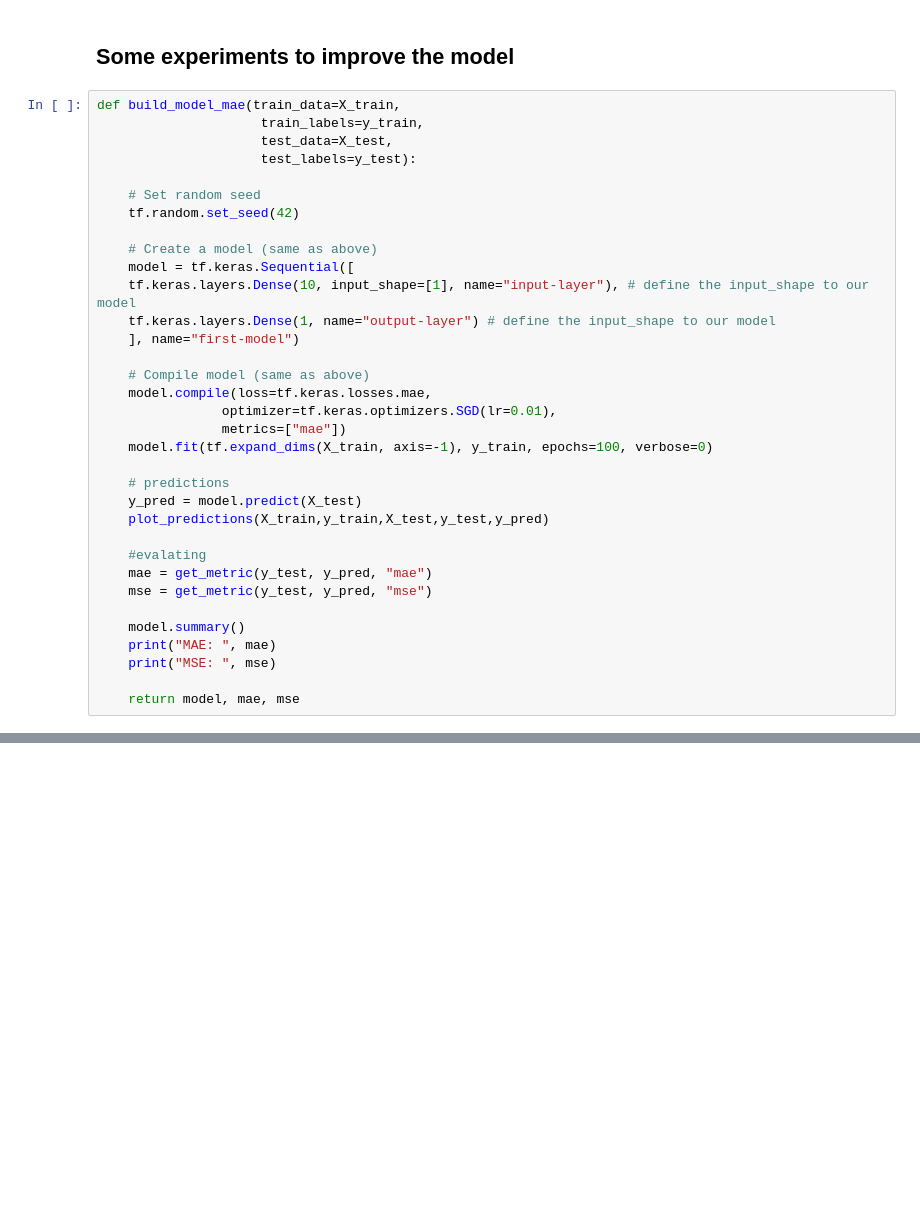
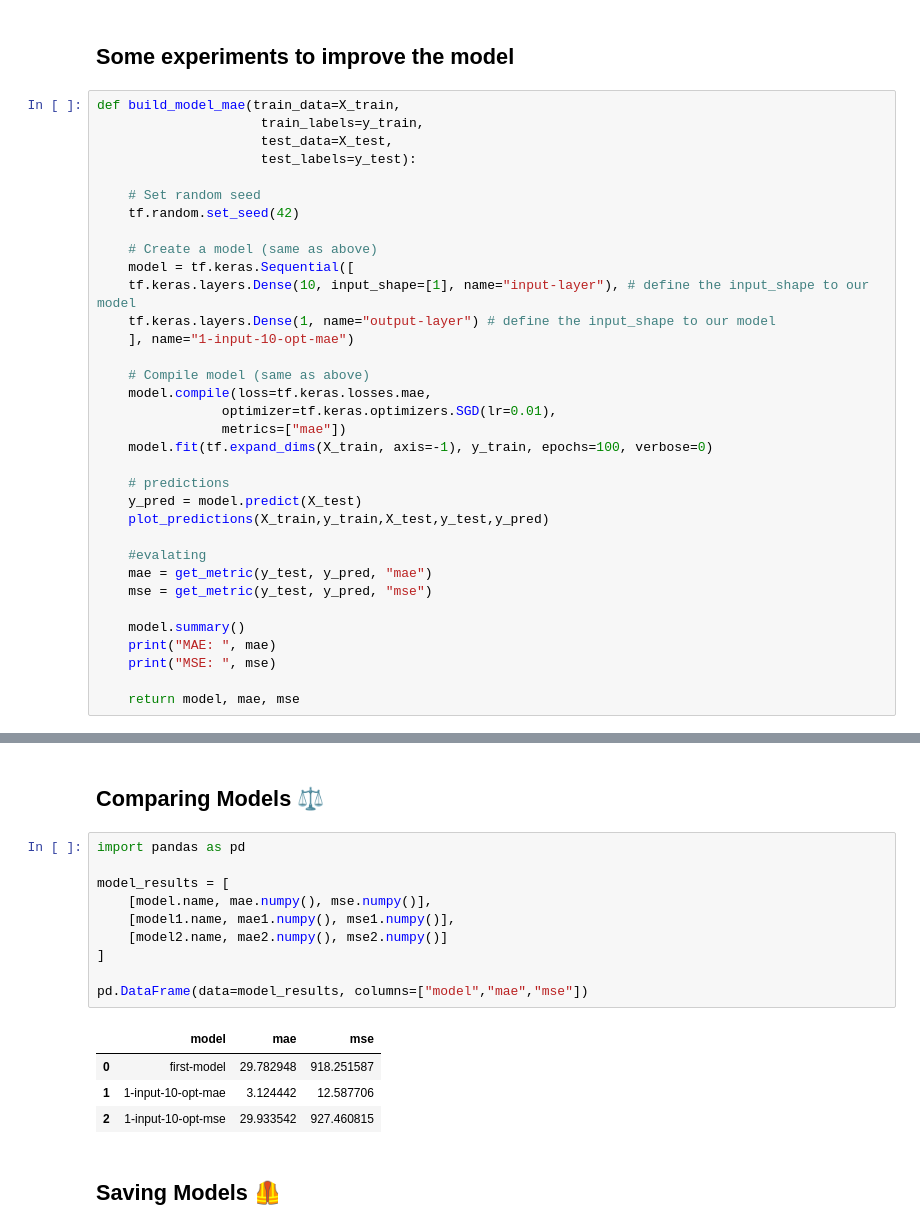
Before and after one commit to juliocnsouzadev/deep-learning, a Jupyter notebook: simple_regression_with_tensorflow.ipynb, the cells around one changed output, grey strips where cells are left out. Drawn from its saved outputs; the diff is of its cells as text; blank space fills up the shorter version.

```diff
--- a/simple_regression_with_tensorflow.ipynb
+++ b/simple_regression_with_tensorflow.ipynb
@@ -278,7 +278,7 @@ def build_model_mae(train_data=X_train,
     model = tf.keras.Sequential([
     tf.keras.layers.Dense(10, input_shape=[1], name="input-layer"), # define the input_shape to our model
     tf.keras.layers.Dense(1, name="output-layer") # define the input_shape to our model
-    ], name="first-model")
+    ], name="1-input-10-opt-mae")
 
     # Compile model (same as above)
     model.compile(loss=tf.keras.losses.mae,
@@ -378,0 +378,19 @@ MSE:  tf.Tensor(183.18216, shape=(), dtype=float32)
+# %% [markdown]
+## Comparing Models ⚖
+# %%
+import pandas as pd
+
+model_results = [
+    [model.name, mae.numpy(), mse.numpy()],
+    [model1.name, mae1.numpy(), mse1.numpy()],
+    [model2.name, mae2.numpy(), mse2.numpy()]
+]
+
+pd.DataFrame(data=model_results, columns=["model","mae","mse"])
+# %% [output]
+|  | model | mae | mse |
+| 0 | first-model | 29.782948 | 918.251587 |
+| 1 | 1-input-10-opt-mae | 3.124442 | 12.587706 |
+| 2 | 1-input-10-opt-mse | 29.933542 | 927.460815 |
+# %% [markdown]
+## Saving Models 🦺
```
Also changed, not shown: parts of 7 cells of this notebook.
